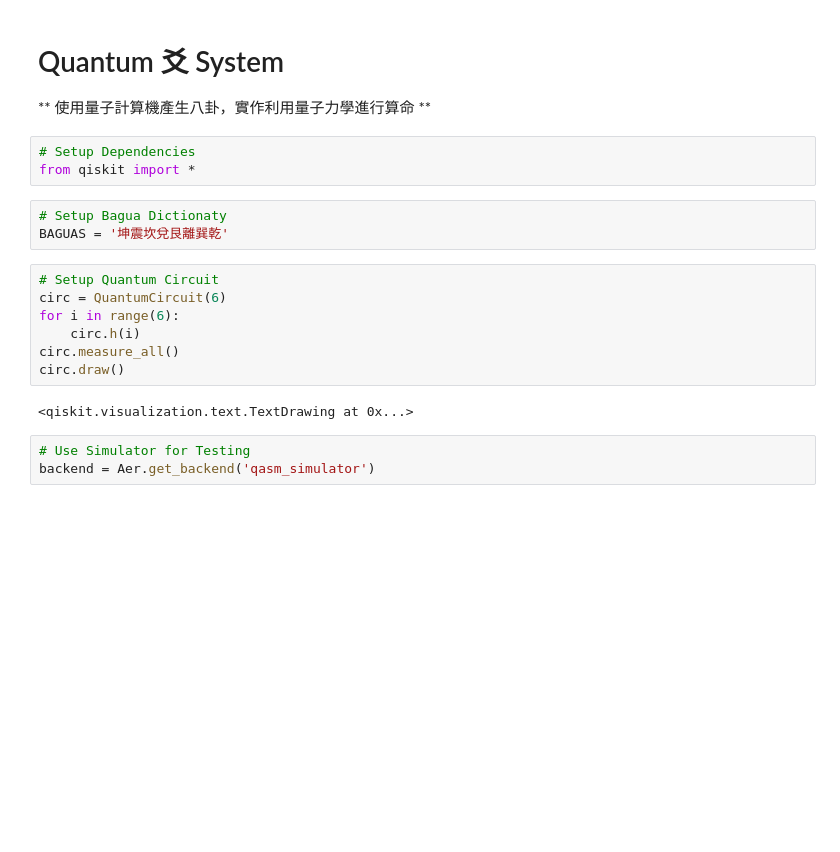
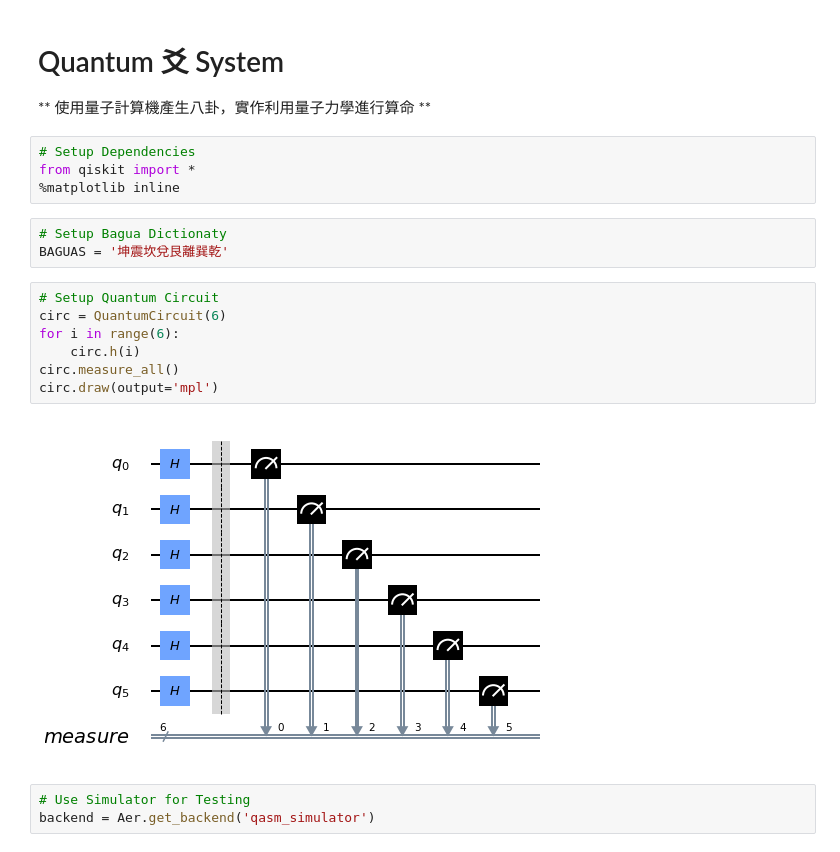
Before and after one commit to dsh0416/quantum-i-ching, a Jupyter notebook: notebook.ipynb, the cells around one changed output. Drawn from its saved outputs; the diff is of its cells as text; blank space fills up the shorter version.

Commit message:
Improve figures

```diff
--- a/notebook.ipynb
+++ b/notebook.ipynb
@@ -5,18 +5,19 @@
 # %%
 # Setup Dependencies
 from qiskit import *
+%matplotlib inline
 # %%
 # Setup Bagua Dictionaty
 BAGUAS = '坤震坎兌艮離巽乾'
 # %%
 # Setup Quantum Circuit
 circ = QuantumCircuit(6)
 for i in range(6):
     circ.h(i)
 circ.measure_all()
-circ.draw()
+circ.draw(output='mpl')
 # %% [output]
-<qiskit.visualization.text.TextDrawing at 0x...>
+[figure, added]
 # %%
 # Use Simulator for Testing
 backend = Aer.get_backend('qasm_simulator')
```
Also changed, not shown: parts of 1 cell of this notebook, 1 other file.
